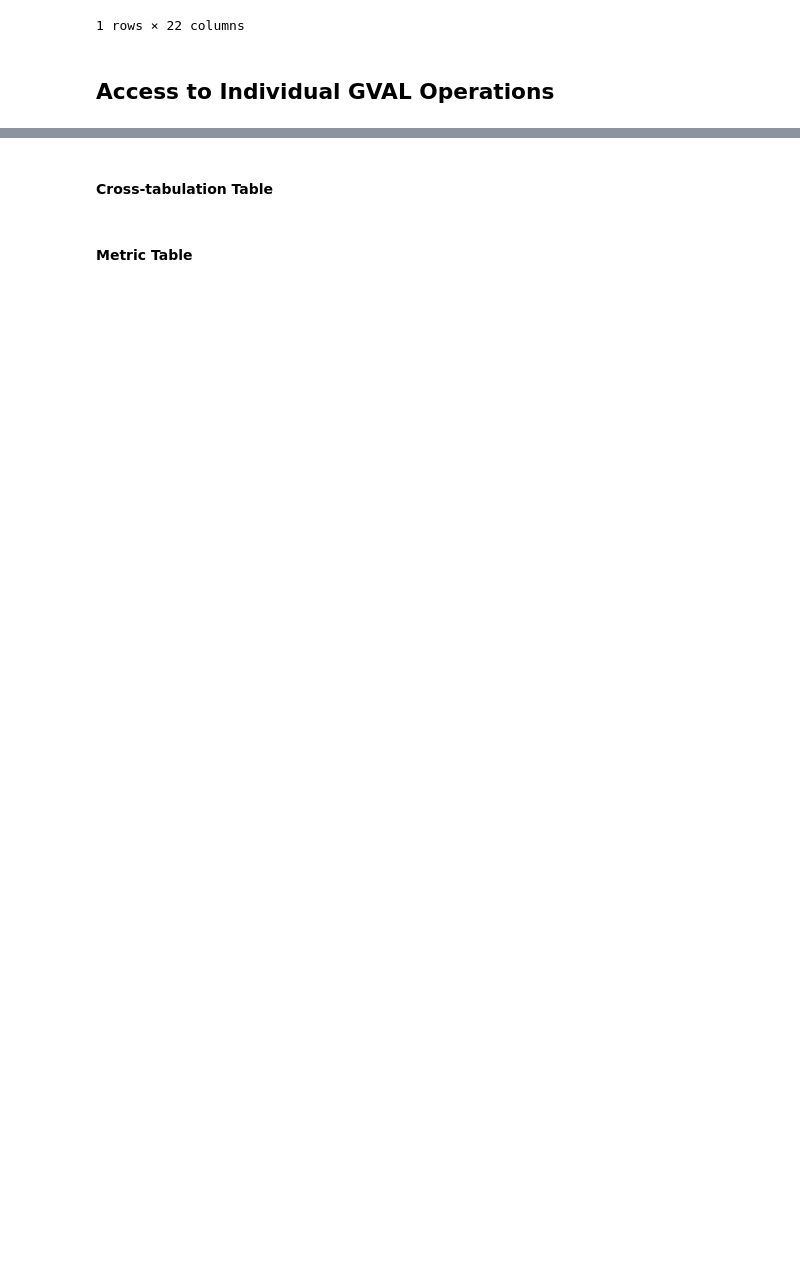
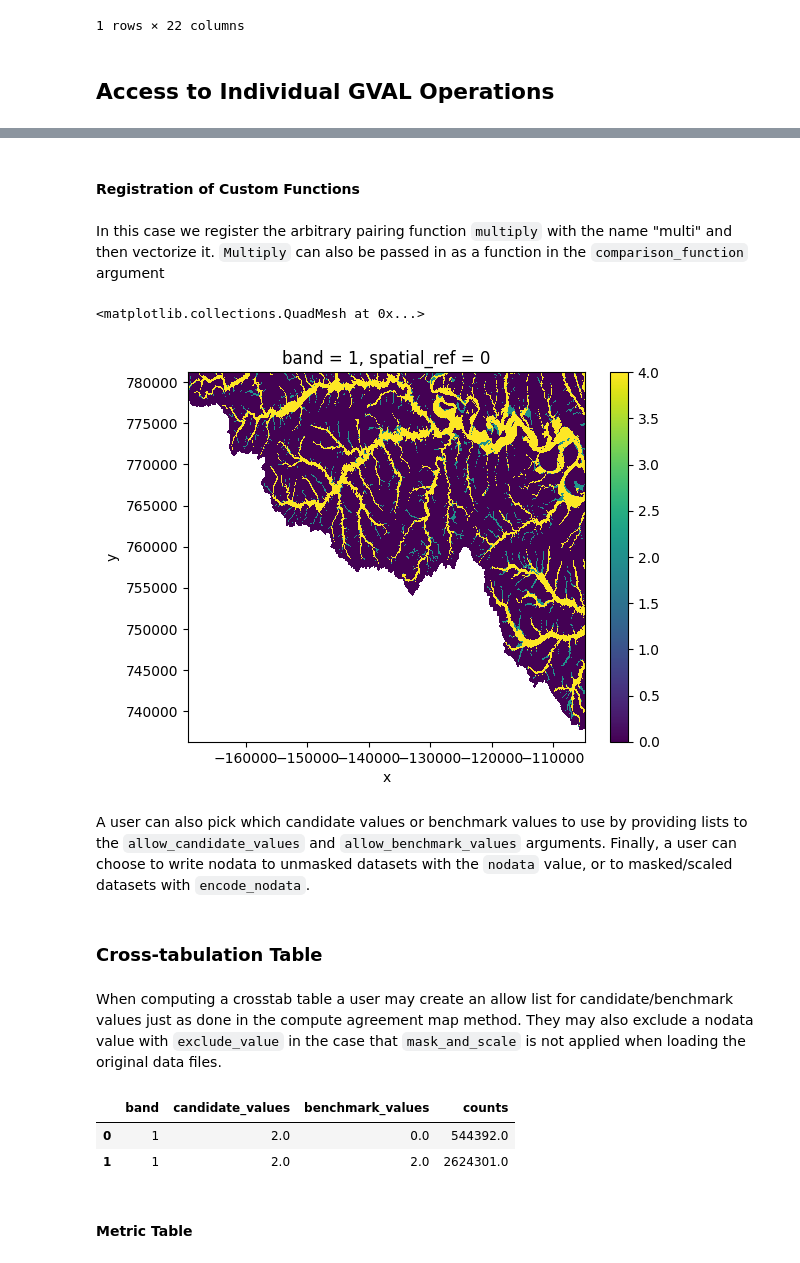
Before and after one commit to NOAA-OWP/gval, a Jupyter notebook: notebooks/Tutorial.ipynb, the cells around one changed output, grey strips where cells are left out. Saved outputs shown, nothing was run; the diff lists cells and outputs as text; code cells hidden in the pictures; blank space fills up the shorter version.

```diff
--- a/notebooks/Tutorial.ipynb
+++ b/notebooks/Tutorial.ipynb
@@ -76,3 +115,26 @@ agreement_map = candidate.gval.compute_agreement_map(benchmark, 'szudzik')
+# %% [markdown]
+#### Registration of Custom Functions
+# %% [markdown]
+In this case we register the arbitrary pairing function `multiply` with the name "multi" and then vectorize it.  `Multiply` can also be passed in as a function in the `comparison_function` argument
+# %%
+from gval import Comparison
+from numbers import Number
+
+@Comparison.register_function(name='multi', vectorize_func=True)
+def multiply(c: Number, b: Number) -> Number:
+    return c * b
+
+agreement_map = candidate.gval.compute_agreement_map(benchmark_map=benchmark,
+                                                     comparison_function="multi")
+
+agreement_map.plot()
+# %% [output]
+<matplotlib.collections.QuadMesh at 0x...>
+[figure, added]
+# %% [markdown]
+A user can also pick which candidate values or benchmark values to use by providing lists to the `allow_candidate_values` and `allow_benchmark_values` arguments.  Finally, a user can choose to write nodata to unmasked datasets with the `nodata` value, or to masked/scaled datasets with `encode_nodata`.
 # %% [markdown]
-#### Cross-tabulation Table
+### Cross-tabulation Table
+# %% [markdown]
+When computing a crosstab table a user may create an allow list for candidate/benchmark values just as done in  the compute agreement map method.  They may also exclude a nodata value with `exclude_value` in the case that `mask_and_scale` is not applied when loading the original data files.
 # %%
@@ -80,2 +144,8 @@ crosstab_table = candidate.gval.compute_crosstab(benchmark)
+# %%
+crosstab_table_allow
+# %% [output]
+|  | band | candidate_values | benchmark_values | counts |
+| 0 | 1 | 2.0 | 0.0 | 544392.0 |
+| 1 | 1 | 2.0 | 2.0 | 2624301.0 |
 # %% [markdown]
 #### Metric Table
```
Also changed, not shown: parts of 18 cells of this notebook, 14 other files.
